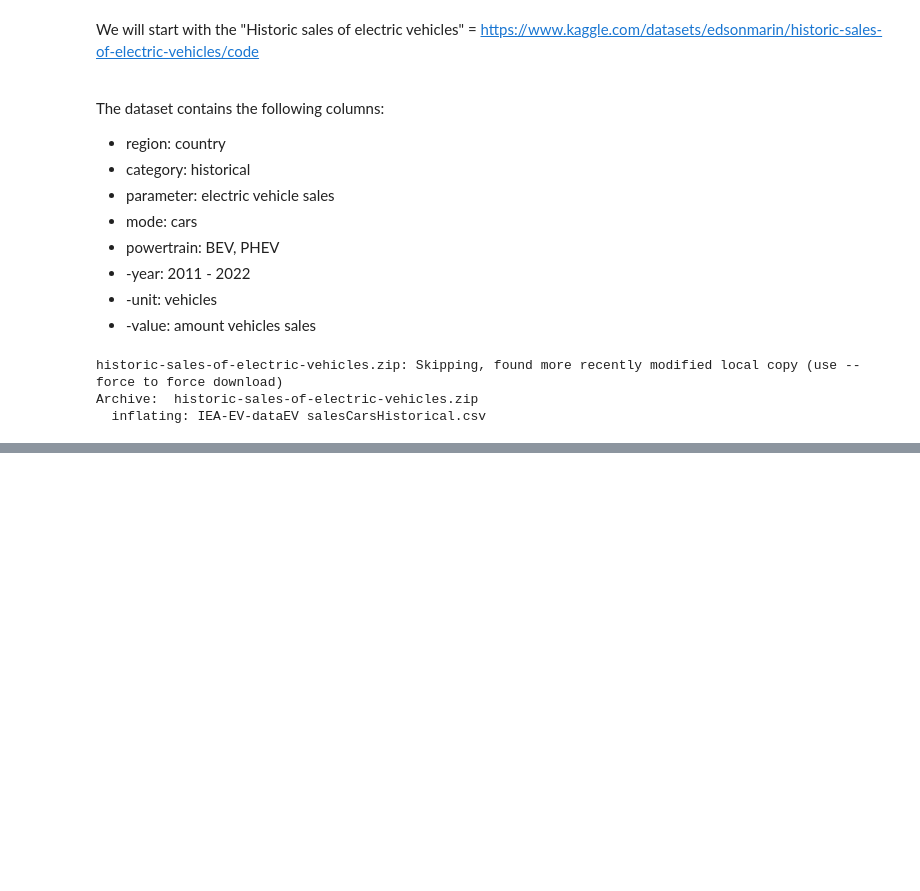
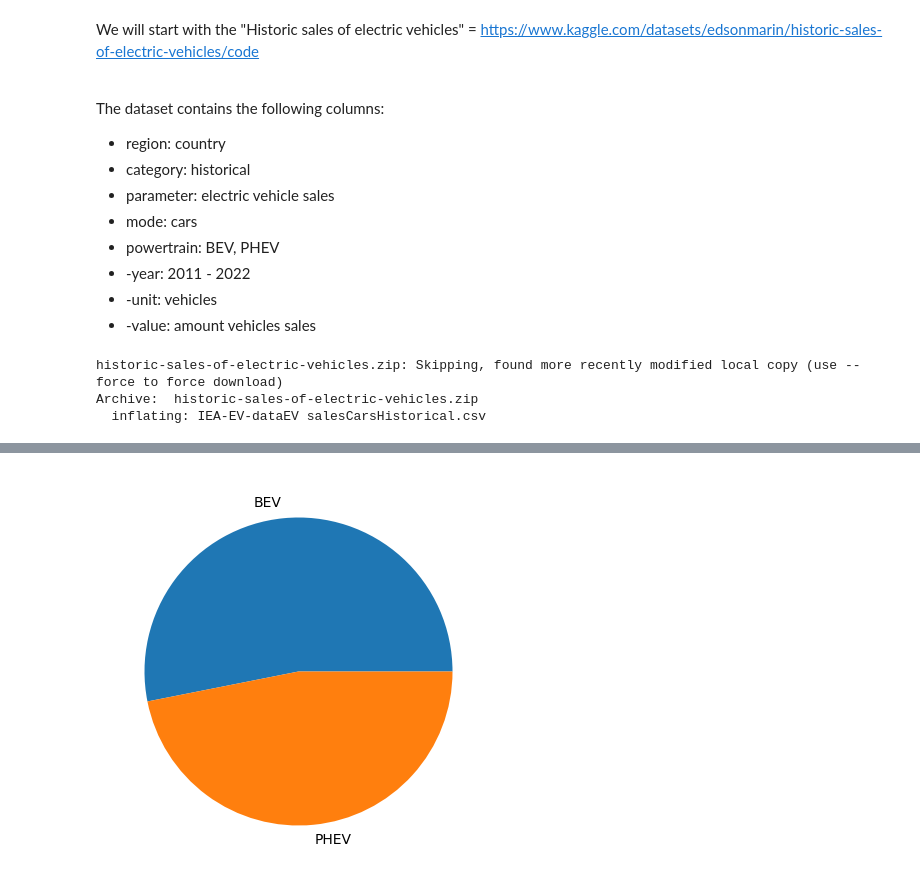
Before and after one commit to kkrusere/EV_Market-Analysis-and-Consumer-Behavior, a Jupyter notebook: exploratory_data_analysis.ipynb, the cells around one changed output, grey strips where cells are left out. Drawn from its saved outputs; the diff is of its cells as text; code cells hidden in the pictures; blank space fills up the shorter version.

```diff
--- a/exploratory_data_analysis.ipynb
+++ b/exploratory_data_analysis.ipynb
@@ -121,0 +162,7 @@ _ = plt.ylabel('count()')
+# %%
+powertrain = data['powertrain'].value_counts()
+plt.figure(figsize=(5,5))
+plt.pie(data=powertrain, x=powertrain.values, labels=powertrain.index)
+plt.show()
+# %% [output]
+[figure, added]
```
Also changed, not shown: parts of 16 cells of this notebook.
